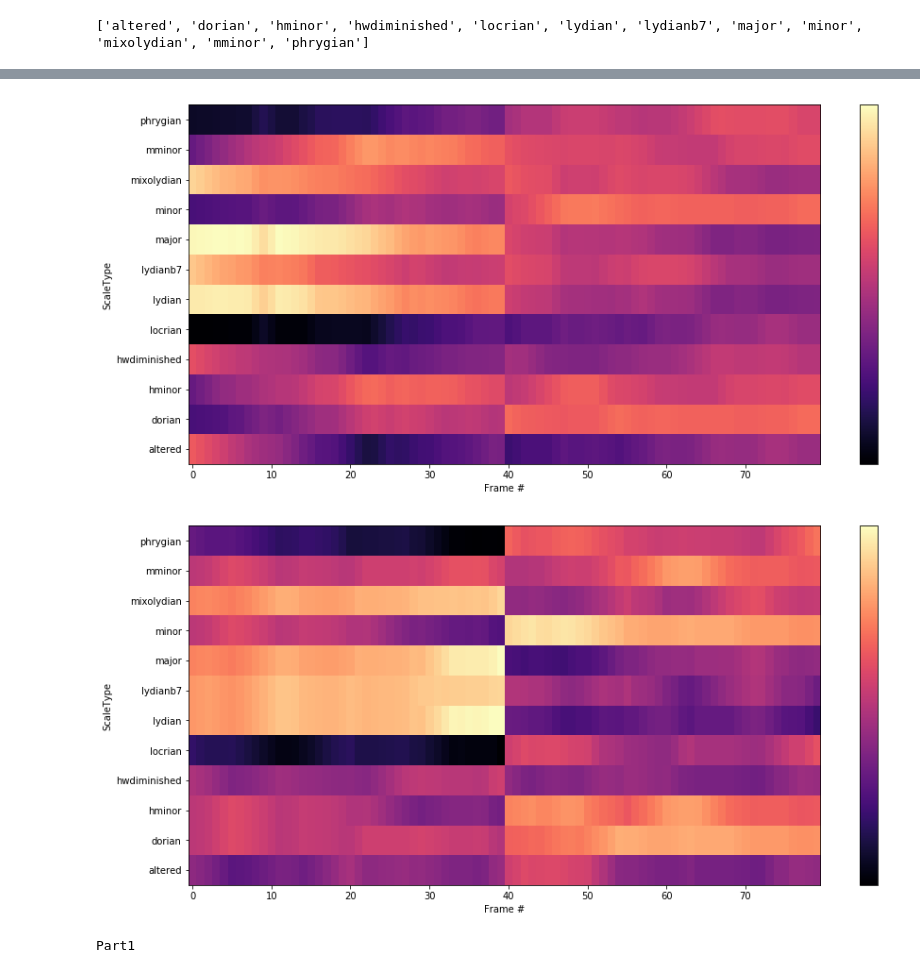
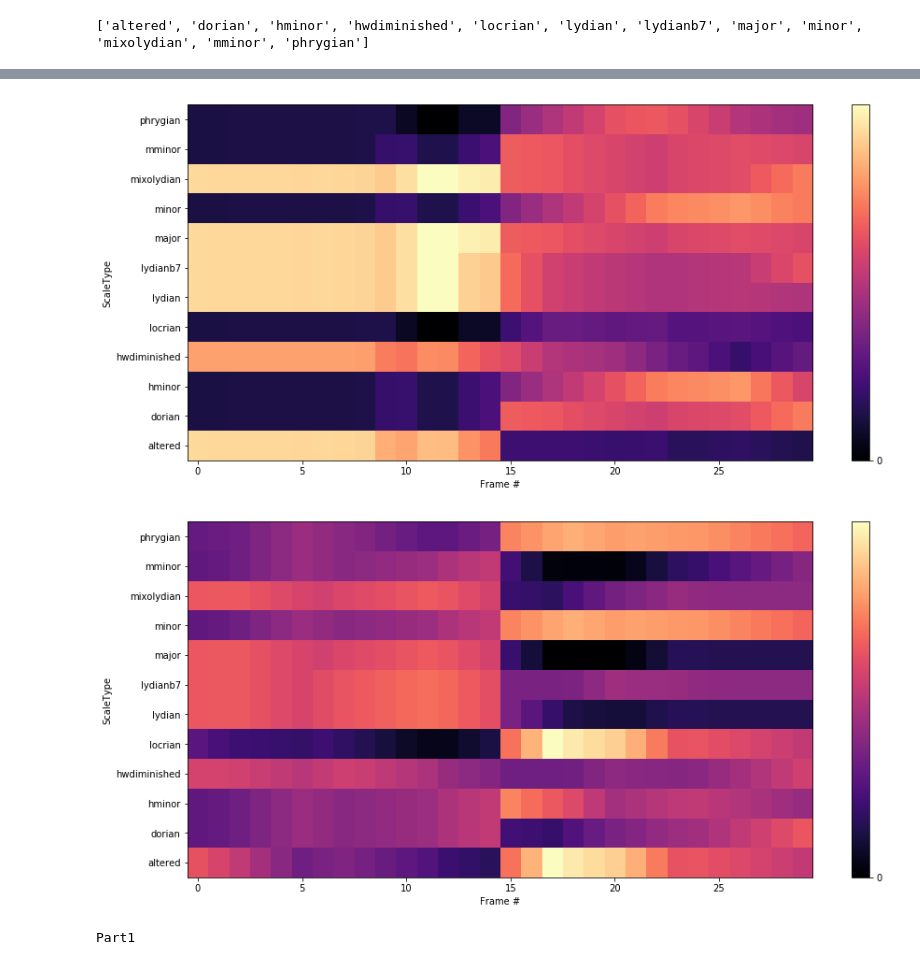
Before and after one commit to emirdemirel/Chord-ScaleDetection, a Jupyter notebook: maxlikelihood.ipynb, the cells around one changed output, grey strips where cells are left out. Cells and saved outputs as stored; diff of their text form; code cells hidden in the pictures.

```diff
--- a/maxlikelihood.ipynb
+++ b/maxlikelihood.ipynb
@@ -29,7 +29,7 @@ singleFeatures = FeatureExtraction_single('scalesexercise_solo1.mp3',fileDir,par
 
 
 #frame parameters for temporal likelihood estimation
-winSize = 50
+winSize = 20
 hopSize = 10
 likelihoodsParts = []
 for i in range(len(singleFeatures)):
@@ -75,5 +75,5 @@ for i in range(length):
-[figure, old version]
+[figure, new version]
-[figure, old version]
+[figure, new version]
 # %%
 ScaleTemplates = dict()
 ScaleTemplates['major'] = {'scaleArray':[1,0,1,0,1,1,0,1,0,1,0,1]}
```
Also changed, not shown: parts of 2 cells of this notebook.
